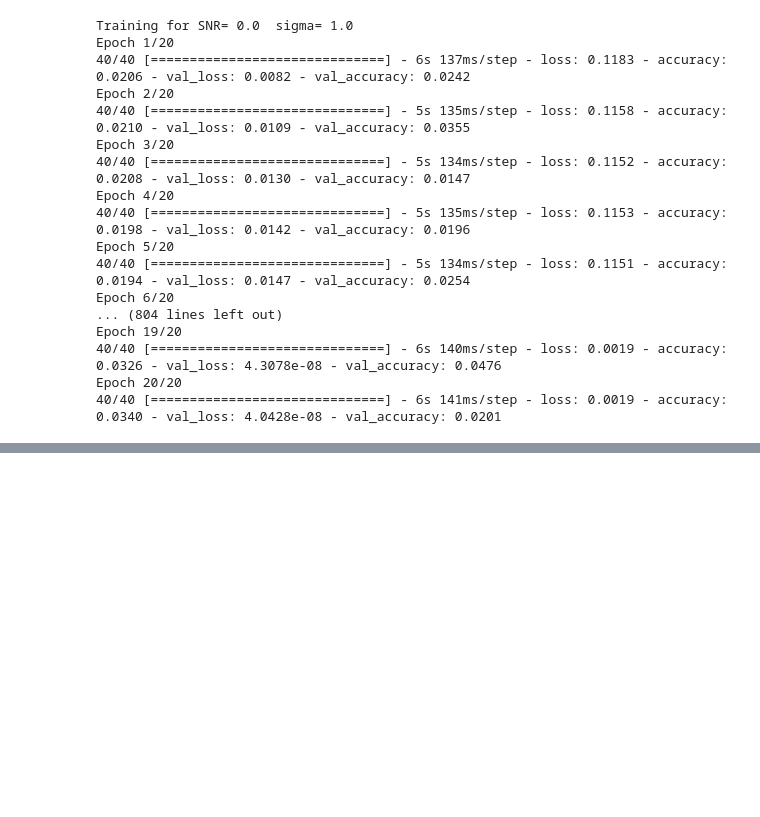
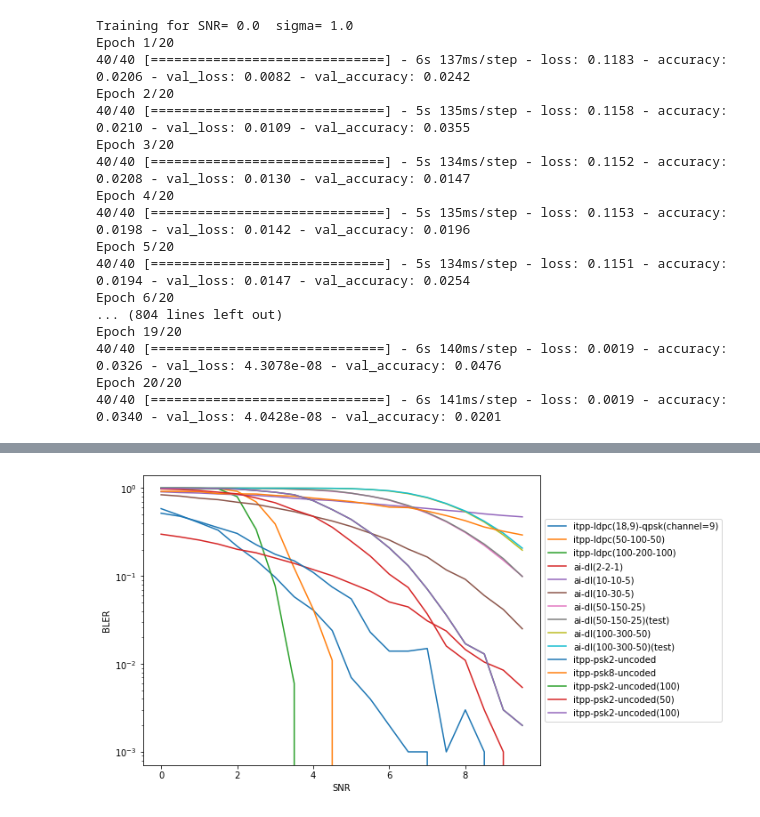
Before and after one commit to iamviji/project, a Jupyter notebook: Report/KerasBinary_In_En_Ch_QPSK.ipynb, the cells around one changed output, grey strips where cells are left out. Saved outputs shown, nothing was run; the diff lists cells and outputs as text; code cells hidden in the pictures; blank space fills up the shorter version.

```diff
--- a/Report/KerasBinary_In_En_Ch_QPSK.ipynb
+++ b/Report/KerasBinary_In_En_Ch_QPSK.ipynb
@@ -1243,31 +1285,33 @@ ber_per_iter_dl_tensor11, bler_per_iter_dl_tensor11, channel_out11 = get_ber_ble
 # %%
 import matplotlib.pyplot as plt
 %matplotlib inline
 snrs = numpy.arange (SNR_BEGIN, SNR_END, SNR_STEP_SIZE)
 fig, (ax1) = plt.subplots(1,1,figsize=(8,6))
 ax1.semilogy(snrs,bler_per_iter_ldpc_itpp_psk_4,'', label="itpp-ldpc(18,9)-qpsk(channel=9)") # plot BER vs SNR
 ax1.semilogy(snrs,bler_per_iter_ldpc_50_100_itpp_psk_4,'', label="itpp-ldpc(50-100-50)") # plot BER vs SNR
 ax1.semilogy(snrs,bler_per_iter_ldpc_100_200_itpp_psk_4[5:25],'', label="itpp-ldpc(100-200-100)") # plot BER vs SNR
 ax1.semilogy(snrs,bler_per_iter_dl_tensor1,'', label="ai-dl(2-2-1)") # plot BER vs SNR
 ax1.semilogy(snrs,bler_per_iter_dl_tensor4,'', label="ai-dl(10-10-5)") # plot BER vs SNR
 ax1.semilogy(snrs,bler_per_iter_dl_tensor7,'', label="ai-dl(10-30-5)") # plot BER vs SNR
 ax1.semilogy(snrs,bler_per_iter_dl_tensor8,'', label="ai-dl(50-150-25)") # plot BER vs SNR
 ax1.semilogy(snrs,bler_per_iter_dl_tensor9,'', label="ai-dl(50-150-25)(test)") # plot BER vs SNR
 ax1.semilogy(snrs,bler_per_iter_dl_tensor10,'', label="ai-dl(100-300-50)") # plot BER vs SNR
 ax1.semilogy(snrs,bler_per_iter_dl_tensor11,'', label="ai-dl(100-300-50)(test)") # plot BER vs SNR
 #ax1.semilogy(snrs,bler_per_iter_uncoded_commpy_psk_2,'', label="commpy-psk2-uncoded") # plot BER vs SNR
 #ax1.semilogy(snrs,bler_per_iter_uncoded_commpy_psk_4,'', label="commpy-psk4-uncoded") # plot BER vs SNR
 ax1.semilogy(snrs,bler_per_iter_uncoded_itpp_psk_2,'', label="itpp-psk2-uncoded") # plot BER vs SNR
 ax1.semilogy(snrs,bler_per_iter_uncoded_itpp_psk_8,'', label="itpp-psk8-uncoded") # plot BER vs SNR
 ax1.semilogy(snrs,bler_per_iter_uncoded_100_itpp_psk_2,'', label="itpp-psk2-uncoded(100)") # plot BER vs SNR
 ax1.semilogy(snrs,bler_per_iter_uncoded_50_itpp_psk_2,'', label="itpp-psk2-uncoded(50)") # plot BER vs SNR
 ax1.semilogy(snrs,bler_per_iter_uncoded_100_itpp_psk_2,'', label="itpp-psk2-uncoded(100)") # plot BER vs SNR
-ax1.semilogy(snrs,bler_per_iter_ham_itpp_psk_4,'', label="itpp-ham(7,4)(input=8,channel=7)") # plot BER vs SNR
+#ax1.semilogy(snrs,bler_per_iter_ham_itpp_psk_4,'', label="itpp-ham(7,4)(input=8,channel=7)") # plot BER vs SNR
 ax1.set_ylabel('BLER')
 ax1.set_xlabel('SNR')
 plt.savefig('ldpc_ber_{}_{}.png'.format(2*channel_size,input_message_length))
 plt.legend(loc='center left', bbox_to_anchor=(1, 0.5))
 plt.show()
+# %% [output]
+[figure, added]
 # %%
 
 import matplotlib.pyplot as plt
```
Also changed, not shown: parts of 3 cells of this notebook.
